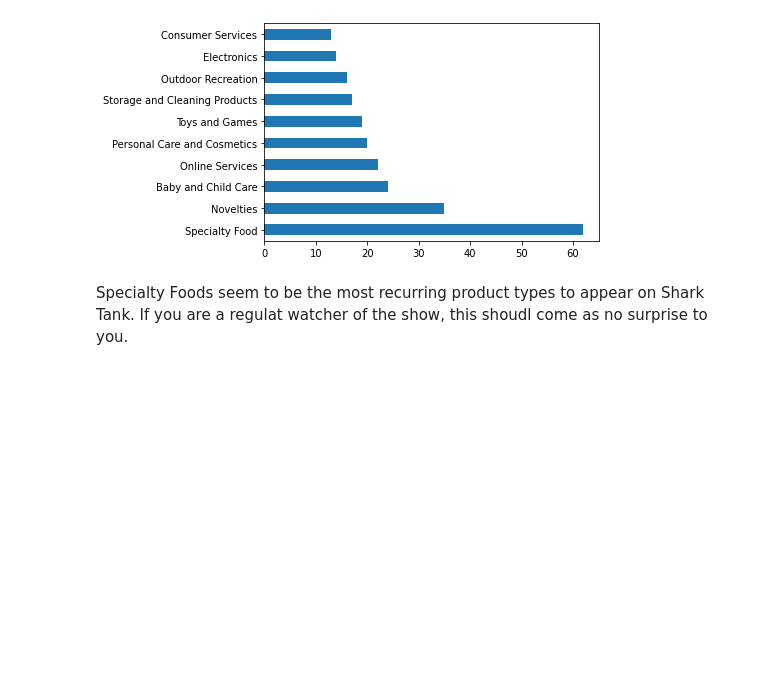
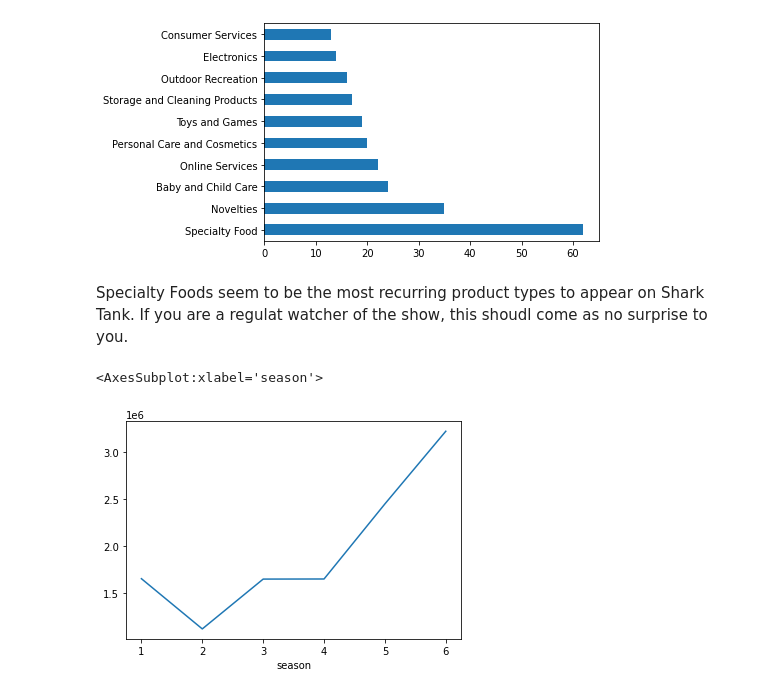
Before and after one commit to jsedlock/Shark-Tank-Entrepreneur-Analysis, a Jupyter notebook: Notebook.ipynb, the cells around one changed output. Cells and saved outputs as stored; diff of their text form; code cells hidden in the pictures; blank space fills up the shorter version.

```diff
--- a/Notebook.ipynb
+++ b/Notebook.ipynb
@@ -41,3 +47,8 @@ df['category'].value_counts()[:10].plot(kind ='barh')
 [figure]
 # %% [markdown]
 Specialty Foods seem to be the most recurring product types to appear on Shark Tank. If you are a regulat watcher of the show, this shoudl come as no surprise to you.
+# %%
+df.groupby(['season'])['valuation'].mean().plot()
+# %% [output]
+<AxesSubplot:xlabel='season'>
+[figure, added]
```
Also changed, not shown: parts of 6 cells of this notebook.
